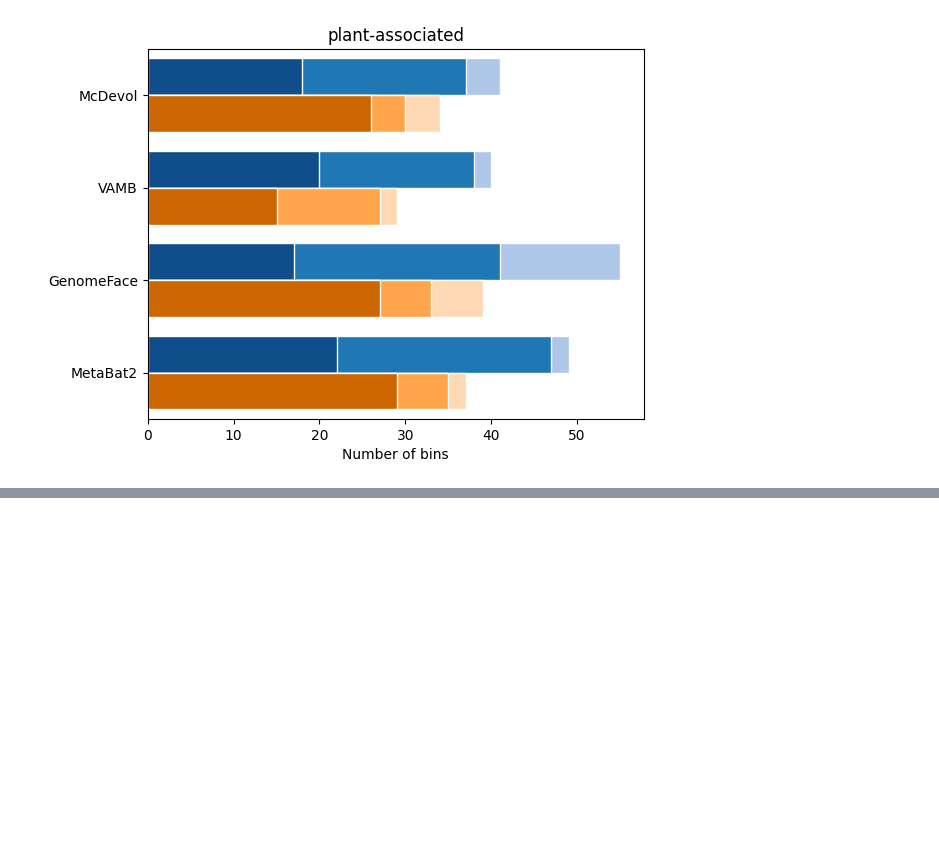
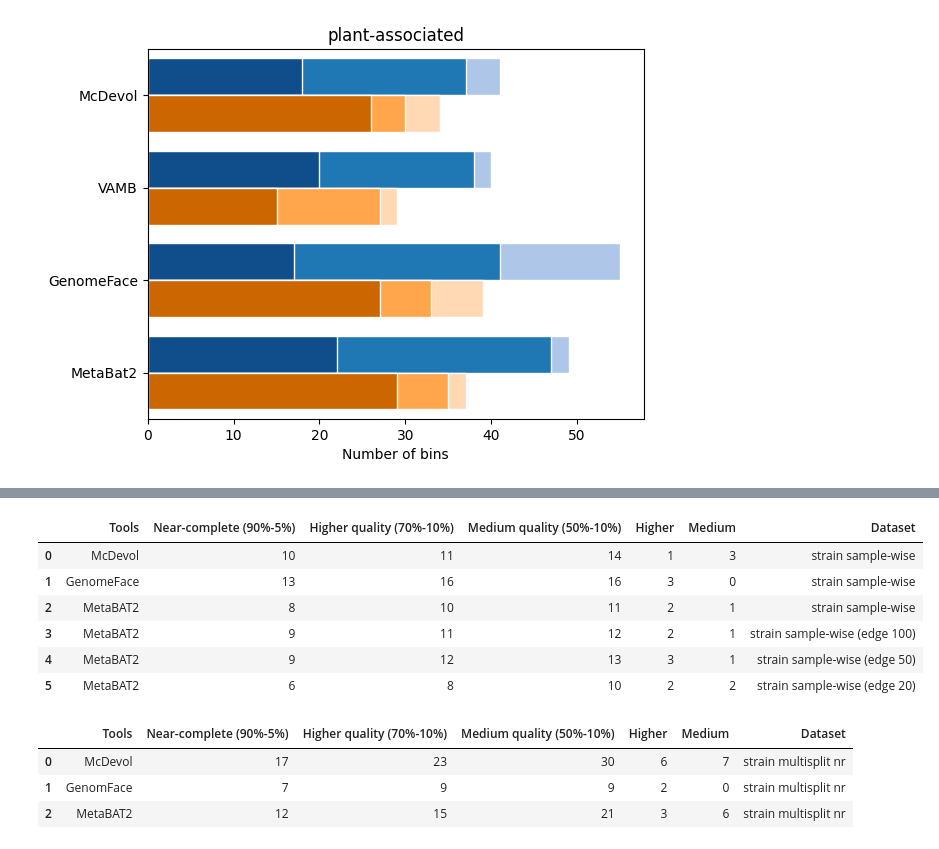
Before and after one commit to soedinglab/binning_benchmarking, a Jupyter notebook: plots.ipynb, the cells around one changed output, grey strips where cells are left out. Cells and saved outputs as stored; diff of their text form; code cells hidden in the pictures; blank space fills up the shorter version.

```diff
--- a/plots.ipynb
+++ b/plots.ipynb
@@ -836,0 +909,25 @@ plt.savefig('plots/pooled_multisplit_nr_plant.png', dpi=600, format='png', bbox_
+# %%
+import pandas as pd
+
+multisplit_ss_sample = pd.read_csv('/home/yazhini/work/Results_binning_benchmarking/investigate_strain_madness_single_sample', header=0, sep='\t')
+
+multisplit_ss_sample
+# %% [output]
+|  | Tools | Near-complete (90%-5%) | Higher quality (70%-10%) | Medium quality (50%-10%) | Higher | Medium | Dataset |
+| 0 | McDevol | 10 | 11 | 14 | 1 | 3 | strain sample-wise |
+| 1 | GenomeFace | 13 | 16 | 16 | 3 | 0 | strain sample-wise |
+| 2 | MetaBAT2 | 8 | 10 | 11 | 2 | 1 | strain sample-wise |
+| 3 | MetaBAT2 | 9 | 11 | 12 | 2 | 1 | strain sample-wise (edge 100) |
+| 4 | MetaBAT2 | 9 | 12 | 13 | 3 | 1 | strain sample-wise (edge 50) |
+| 5 | MetaBAT2 | 6 | 8 | 10 | 2 | 2 | strain sample-wise (edge 20) |
+# %%
+import pandas as pd
+
+multisplit_ss_subset = pd.read_csv('/home/yazhini/work/Results_binning_benchmarking/investigate_strain_madness_subset50genomes', header=0, sep='\t')
+
+multisplit_ss_subset
+# %% [output]
+|  | Tools | Near-complete (90%-5%) | Higher quality (70%-10%) | Medium quality (50%-10%) | Higher | Medium | Dataset |
+| 0 | McDevol | 17 | 23 | 30 | 6 | 7 | strain multisplit nr |
+| 1 | GenomFace | 7 | 9 | 9 | 2 | 0 | strain multisplit nr |
+| 2 | MetaBAT2 | 12 | 15 | 21 | 3 | 6 | strain multisplit nr |
```
Also changed, not shown: parts of 3 cells of this notebook.
